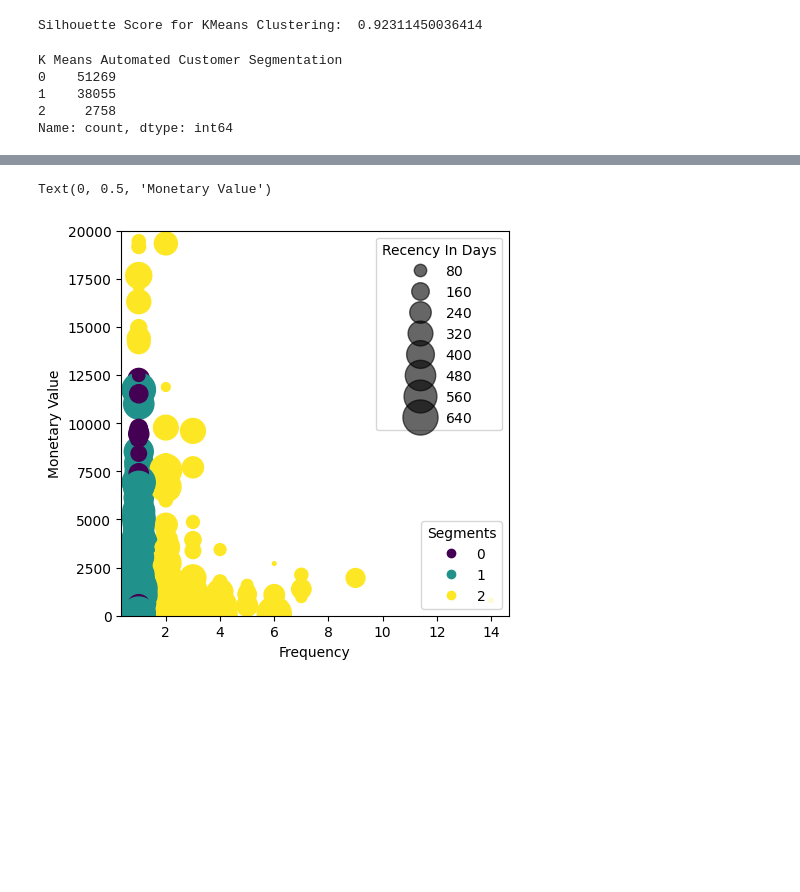
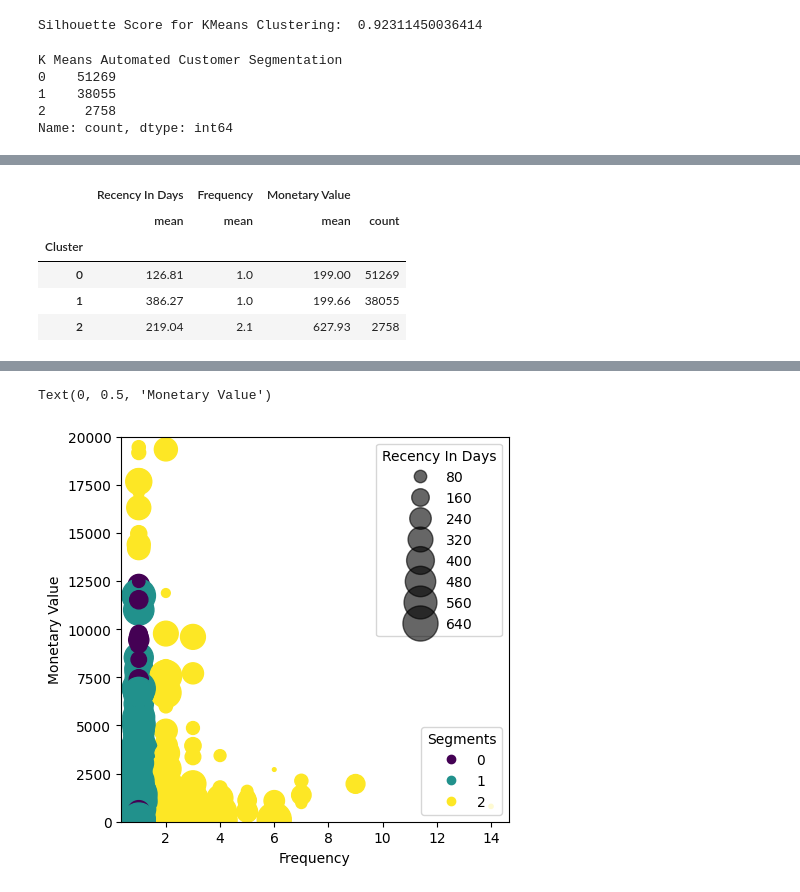
Before and after one commit to phamhoangf/Customer-Segmentation-RFM---K-Means, a Jupyter notebook: rfm-analysis-with-k-means-clustering.ipynb, the cells around one changed output, grey strips where cells are left out. Drawn from its saved outputs; the diff is of its cells as text; code cells hidden in the pictures; blank space fills up the shorter version.

```diff
--- a/rfm-analysis-with-k-means-clustering.ipynb
+++ b/rfm-analysis-with-k-means-clustering.ipynb
@@ -646,3 +668,16 @@ Name: count, dtype: int64
+# %%
+RFM_customers.groupby('Cluster').agg({
+    'Recency In Days':'mean',
+    'Frequency':'mean',
+    'Monetary Value':['mean','count']
+}).round(2)
+# %% [output]
+|  | Recency In Days | Frequency | Monetary Value |  |
+|  | mean | mean | mean | count |
+| Cluster |  |  |  |  |
+| 0 | 126.81 | 1.0 | 199.00 | 51269 |
+| 1 | 386.27 | 1.0 | 199.66 | 38055 |
+| 2 | 219.04 | 2.1 | 627.93 | 2758 |
 # %%
 RFM[(RFM["K Means Automated Customer Segmentation"]==0)].describe()
 # %% [output]
```
Also changed, not shown: parts of 9 cells of this notebook.
